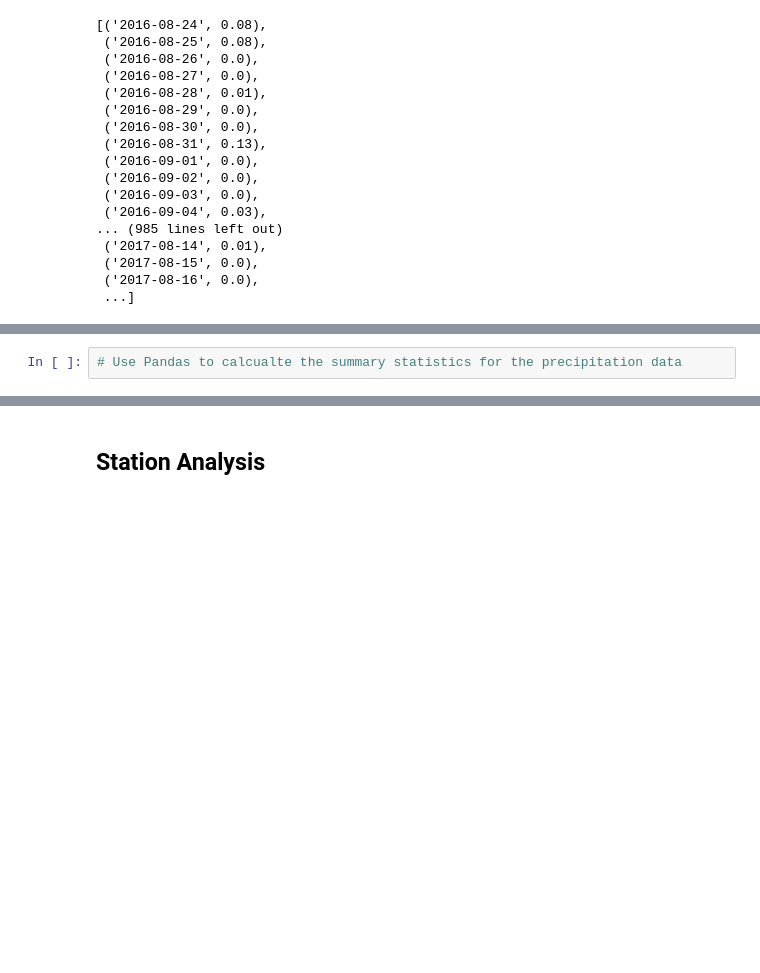
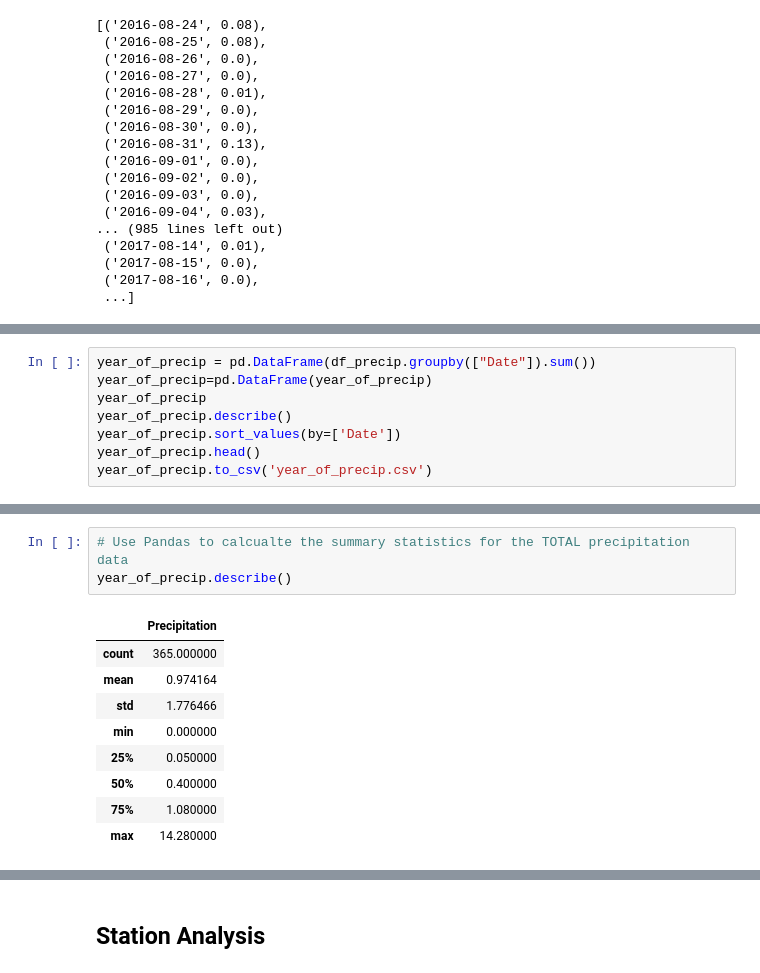
Before and after one commit to roricooper/sql_alchemy-challenge, a Jupyter notebook: climate_starter.ipynb, the cells around one changed output, grey strips where cells are left out. Drawn from its saved outputs; the diff is of its cells as text; blank space fills up the shorter version.

```diff
--- a/climate_starter.ipynb
+++ b/climate_starter.ipynb
@@ -176,0 +141,8 @@ plt.show()
+# %%
+year_of_precip = pd.DataFrame(df_precip.groupby(["Date"]).sum())
+year_of_precip=pd.DataFrame(year_of_precip)
+year_of_precip
+year_of_precip.describe()
+year_of_precip.sort_values(by=['Date'])
+year_of_precip.head()
+year_of_precip.to_csv('year_of_precip.csv')
@@ -177,2 +161,13 @@ plt.show()
 # %%
-# Use Pandas to calcualte the summary statistics for the precipitation data
+# Use Pandas to calcualte the summary statistics for the TOTAL precipitation data
+year_of_precip.describe()
+# %% [output]
+|  | Precipitation |
+| count | 365.000000 |
+| mean | 0.974164 |
+| std | 1.776466 |
+| min | 0.000000 |
+| 25% | 0.050000 |
+| 50% | 0.400000 |
+| 75% | 1.080000 |
+| max | 14.280000 |
```
Also changed, not shown: parts of 34 cells of this notebook.
